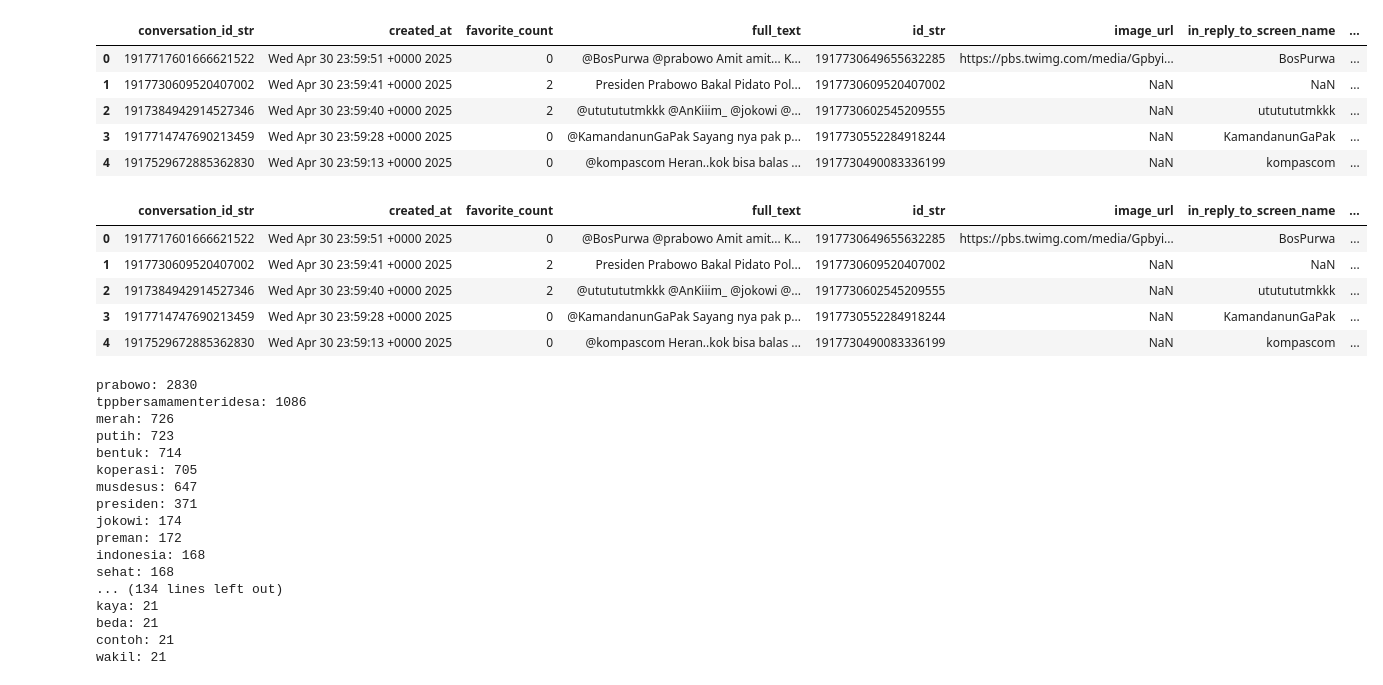
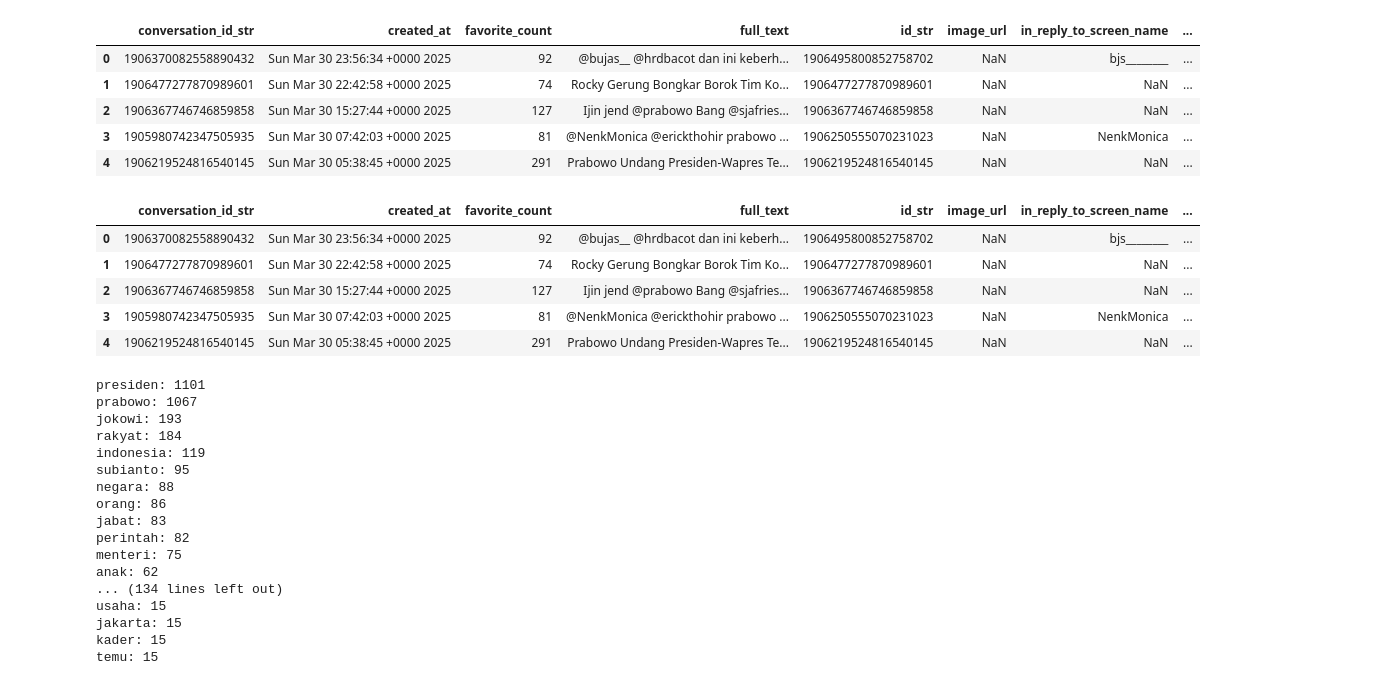
Before and after one commit to amongnikol/analisis_sentimen_prabowo, a Jupyter notebook: preprocessing.ipynb, the cells around one changed output. Saved outputs shown, nothing was run; the diff lists cells and outputs as text; code cells hidden in the pictures.

```diff
--- a/preprocessing.ipynb
+++ b/preprocessing.ipynb
@@ -1,15 +1,15 @@
 # %%
 import pandas as pd
 
-df = pd.read_csv('prabowo_2700_labeled.csv')
+df = pd.read_csv('prabowo_3month_labeled.csv')
 df.head()
 # %% [output]
 |  | conversation_id_str | created_at | favorite_count | full_text | id_str | image_url | in_reply_to_screen_name | ... |
-| 0 | 1917717601666621522 | Wed Apr 30 23:59:51 +0000 2025 | 0 | @BosPurwa @prabowo Amit amit... K... | 1917730649655632285 | https://pbs.twimg.com/media/Gpbyi... | BosPurwa | ... |
-| 1 | 1917730609520407002 | Wed Apr 30 23:59:41 +0000 2025 | 2 | Presiden Prabowo Bakal Pidato Pol... | 1917730609520407002 | NaN | NaN | ... |
-| 2 | 1917384942914527346 | Wed Apr 30 23:59:40 +0000 2025 | 2 | @ututututmkkk @AnKiiim_ @jokowi @... | 1917730602545209555 | NaN | ututututmkkk | ... |
-| 3 | 1917714747690213459 | Wed Apr 30 23:59:28 +0000 2025 | 0 | @KamandanunGaPak Sayang nya pak p... | 1917730552284918244 | NaN | KamandanunGaPak | ... |
-| 4 | 1917529672885362830 | Wed Apr 30 23:59:13 +0000 2025 | 0 | @kompascom Heran..kok bisa balas ... | 1917730490083336199 | NaN | kompascom | ... |
+| 0 | 1906370082558890432 | Sun Mar 30 23:56:34 +0000 2025 | 92 | @bujas__ @hrdbacot dan ini keberh... | 1906495800852758702 | NaN | bjs________ | ... |
+| 1 | 1906477277870989601 | Sun Mar 30 22:42:58 +0000 2025 | 74 | Rocky Gerung Bongkar Borok Tim Ko... | 1906477277870989601 | NaN | NaN | ... |
+| 2 | 1906367746746859858 | Sun Mar 30 15:27:44 +0000 2025 | 127 | Ijin jend @prabowo Bang @sjafries... | 1906367746746859858 | NaN | NaN | ... |
+| 3 | 1905980742347505935 | Sun Mar 30 07:42:03 +0000 2025 | 81 | @NenkMonica @erickthohir prabowo ... | 1906250555070231023 | NaN | NenkMonica | ... |
+| 4 | 1906219524816540145 | Sun Mar 30 05:38:45 +0000 2025 | 291 | Prabowo Undang Presiden-Wapres Te... | 1906219524816540145 | NaN | NaN | ... |
 # %%
 import re
 from Sastrawi.Stemmer.StemmerFactory import StemmerFactory
@@ -89,15 +89,15 @@ def preprocessing(text):
 # %%
 import swifter
 
-df['text_processed1'] = df['full_text'].swifter.apply(preprocessing)
+df['text_processed'] = df['full_text'].swifter.apply(preprocessing)
 df.head()
 # %% [output]
 |  | conversation_id_str | created_at | favorite_count | full_text | id_str | image_url | in_reply_to_screen_name | ... |
-| 0 | 1917717601666621522 | Wed Apr 30 23:59:51 +0000 2025 | 0 | @BosPurwa @prabowo Amit amit... K... | 1917730649655632285 | https://pbs.twimg.com/media/Gpbyi... | BosPurwa | ... |
-| 1 | 1917730609520407002 | Wed Apr 30 23:59:41 +0000 2025 | 2 | Presiden Prabowo Bakal Pidato Pol... | 1917730609520407002 | NaN | NaN | ... |
-| 2 | 1917384942914527346 | Wed Apr 30 23:59:40 +0000 2025 | 2 | @ututututmkkk @AnKiiim_ @jokowi @... | 1917730602545209555 | NaN | ututututmkkk | ... |
-| 3 | 1917714747690213459 | Wed Apr 30 23:59:28 +0000 2025 | 0 | @KamandanunGaPak Sayang nya pak p... | 1917730552284918244 | NaN | KamandanunGaPak | ... |
-| 4 | 1917529672885362830 | Wed Apr 30 23:59:13 +0000 2025 | 0 | @kompascom Heran..kok bisa balas ... | 1917730490083336199 | NaN | kompascom | ... |
+| 0 | 1906370082558890432 | Sun Mar 30 23:56:34 +0000 2025 | 92 | @bujas__ @hrdbacot dan ini keberh... | 1906495800852758702 | NaN | bjs________ | ... |
+| 1 | 1906477277870989601 | Sun Mar 30 22:42:58 +0000 2025 | 74 | Rocky Gerung Bongkar Borok Tim Ko... | 1906477277870989601 | NaN | NaN | ... |
+| 2 | 1906367746746859858 | Sun Mar 30 15:27:44 +0000 2025 | 127 | Ijin jend @prabowo Bang @sjafries... | 1906367746746859858 | NaN | NaN | ... |
+| 3 | 1905980742347505935 | Sun Mar 30 07:42:03 +0000 2025 | 81 | @NenkMonica @erickthohir prabowo ... | 1906250555070231023 | NaN | NenkMonica | ... |
+| 4 | 1906219524816540145 | Sun Mar 30 05:38:45 +0000 2025 | 291 | Prabowo Undang Presiden-Wapres Te... | 1906219524816540145 | NaN | NaN | ... |
 # %%
 from collections import Counter
 import re
@@ -105,7 +105,7 @@ import re
 df_copy = df.copy()
 
 # Gabungkan semua teks jadi satu string
-text = ' '.join(df_copy['text_processed1'].astype(str))
+text = ' '.join(df_copy['text_processed'].astype(str))
 
 # Preprocessing: lowercase + tokenisasi
 words = re.findall(r'\b\w+\b', text.lower())
@@ -120,21 +120,21 @@ top_50 = freq.most_common(150)
 for word, count in top_50:
     print(f"{word}: {count}")
 # %% [output]
-prabowo: 2830
-tppbersamamenteridesa: 1086
-merah: 726
-putih: 723
-bentuk: 714
-koperasi: 705
-musdesus: 647
-presiden: 371
-jokowi: 174
-preman: 172
-indonesia: 168
-sehat: 168
+presiden: 1101
+prabowo: 1067
+jokowi: 193
+rakyat: 184
+indonesia: 119
+subianto: 95
+negara: 88
+orang: 86
+jabat: 83
+perintah: 82
+menteri: 75
+anak: 62
 ... (134 lines left out)
-kaya: 21
-beda: 21
-contoh: 21
-wakil: 21
+usaha: 15
+jakarta: 15
+kader: 15
+temu: 15
 # %%
```
Also changed, not shown: parts of 1 cell of this notebook, 20 other files.
